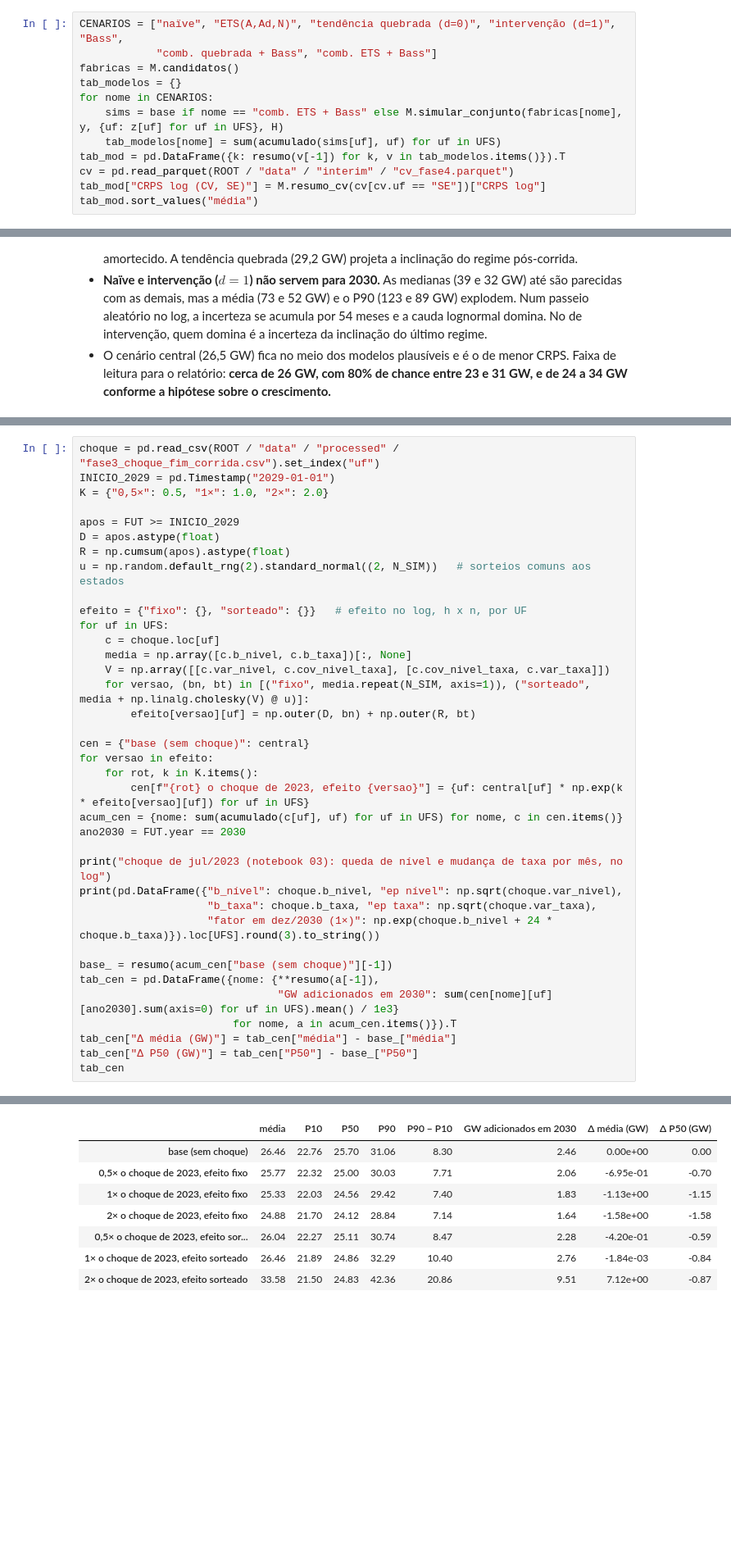
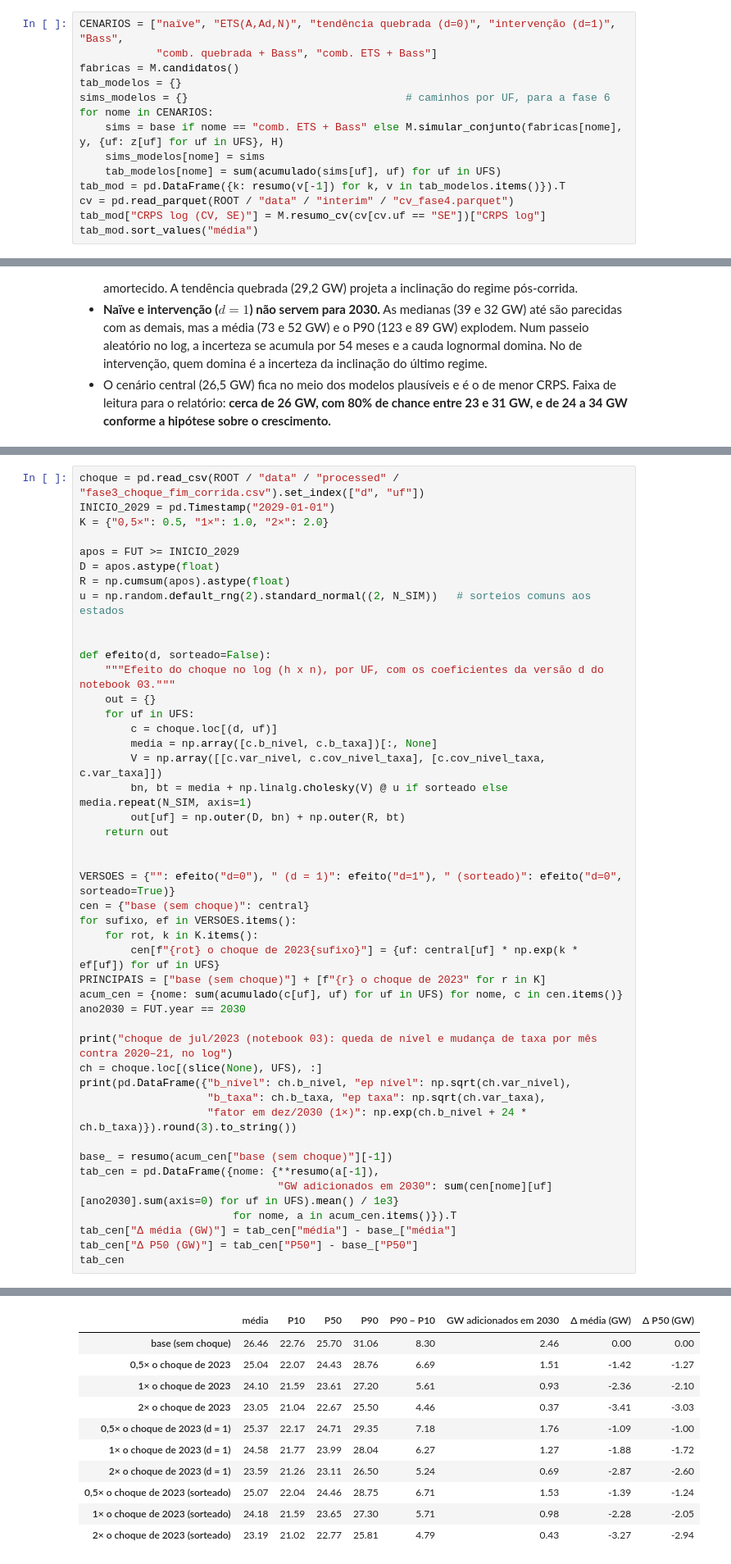
Before and after one commit to BrunoWolf03/IND2616-ProjetoMMGD, a Jupyter notebook: notebooks/05_cenarios_2030.ipynb, the cells around one changed output, grey strips where cells are left out. Shown at 82% size. Drawn from its saved outputs; the diff is of its cells as text; blank space fills up the shorter version.

```diff
--- a/notebooks/05_cenarios_2030.ipynb
+++ b/notebooks/05_cenarios_2030.ipynb
@@ -257,8 +257,10 @@ CENARIOS = ["naïve", "ETS(A,Ad,N)", "tendência quebrada (d=0)", "intervenção
             "comb. quebrada + Bass", "comb. ETS + Bass"]
 fabricas = M.candidatos()
 tab_modelos = {}
+sims_modelos = {}                                  # caminhos por UF, para a fase 6
 for nome in CENARIOS:
     sims = base if nome == "comb. ETS + Bass" else M.simular_conjunto(fabricas[nome], y, {uf: z[uf] for uf in UFS}, H)
+    sims_modelos[nome] = sims
     tab_modelos[nome] = sum(acumulado(sims[uf], uf) for uf in UFS)
 tab_mod = pd.DataFrame({k: resumo(v[-1]) for k, v in tab_modelos.items()}).T
 cv = pd.read_parquet(ROOT / "data" / "interim" / "cv_fase4.parquet")
@@ -344,5 +349,5 @@ Os multiplicadores $k$ são escolhidos, e não estimados: o histórico tem um s
 # %%
-choque = pd.read_csv(ROOT / "data" / "processed" / "fase3_choque_fim_corrida.csv").set_index("uf")
+choque = pd.read_csv(ROOT / "data" / "processed" / "fase3_choque_fim_corrida.csv").set_index(["d", "uf"])
 INICIO_2029 = pd.Timestamp("2029-01-01")
 K = {"0,5×": 0.5, "1×": 1.0, "2×": 2.0}
 
@@ -351,25 +356,33 @@ D = apos.astype(float)
 R = np.cumsum(apos).astype(float)
 u = np.random.default_rng(2).standard_normal((2, N_SIM))   # sorteios comuns aos estados
 
-efeito = {"fixo": {}, "sorteado": {}}   # efeito no log, h x n, por UF
-for uf in UFS:
-    c = choque.loc[uf]
-    media = np.array([c.b_nivel, c.b_taxa])[:, None]
-    V = np.array([[c.var_nivel, c.cov_nivel_taxa], [c.cov_nivel_taxa, c.var_taxa]])
-    for versao, (bn, bt) in [("fixo", media.repeat(N_SIM, axis=1)), ("sorteado", media + np.linalg.cholesky(V) @ u)]:
-        efeito[versao][uf] = np.outer(D, bn) + np.outer(R, bt)
 
+def efeito(d, sorteado=False):
+    """Efeito do choque no log (h x n), por UF, com os coeficientes da versão d do notebook 03."""
+    out = {}
+    for uf in UFS:
+        c = choque.loc[(d, uf)]
+        media = np.array([c.b_nivel, c.b_taxa])[:, None]
+        V = np.array([[c.var_nivel, c.cov_nivel_taxa], [c.cov_nivel_taxa, c.var_taxa]])
+        bn, bt = media + np.linalg.cholesky(V) @ u if sorteado else media.repeat(N_SIM, axis=1)
+        out[uf] = np.outer(D, bn) + np.outer(R, bt)
+    return out
+
+
+VERSOES = {"": efeito("d=0"), " (d = 1)": efeito("d=1"), " (sorteado)": efeito("d=0", sorteado=True)}
 cen = {"base (sem choque)": central}
-for versao in efeito:
+for sufixo, ef in VERSOES.items():
     for rot, k in K.items():
-        cen[f"{rot} o choque de 2023, efeito {versao}"] = {uf: central[uf] * np.exp(k * efeito[versao][uf]) for uf in UFS}
+        cen[f"{rot} o choque de 2023{sufixo}"] = {uf: central[uf] * np.exp(k * ef[uf]) for uf in UFS}
+PRINCIPAIS = ["base (sem choque)"] + [f"{r} o choque de 2023" for r in K]
 acum_cen = {nome: sum(acumulado(c[uf], uf) for uf in UFS) for nome, c in cen.items()}
 ano2030 = FUT.year == 2030
 
-print("choque de jul/2023 (notebook 03): queda de nível e mudança de taxa por mês, no log")
-print(pd.DataFrame({"b_nível": choque.b_nivel, "ep nível": np.sqrt(choque.var_nivel),
-                    "b_taxa": choque.b_taxa, "ep taxa": np.sqrt(choque.var_taxa),
-                    "fator em dez/2030 (1×)": np.exp(choque.b_nivel + 24 * choque.b_taxa)}).loc[UFS].round(3).to_string())
+print("choque de jul/2023 (notebook 03): queda de nível e mudança de taxa por mês contra 2020–21, no log")
+ch = choque.loc[(slice(None), UFS), :]
+print(pd.DataFrame({"b_nível": ch.b_nivel, "ep nível": np.sqrt(ch.var_nivel),
+                    "b_taxa": ch.b_taxa, "ep taxa": np.sqrt(ch.var_taxa),
+                    "fator em dez/2030 (1×)": np.exp(ch.b_nivel + 24 * ch.b_taxa)}).round(3).to_string())
 
 base_ = resumo(acum_cen["base (sem choque)"][-1])
 tab_cen = pd.DataFrame({nome: {**resumo(a[-1]),
@@ -389,11 +406,14 @@ ES    -0.52      0.59 -4.00e-03     0.05                    0.54
 |  | média | P10 | P50 | P90 | P90 − P10 | GW adicionados em 2030 | Δ média (GW) | Δ P50 (GW) |
-| base (sem choque) | 26.46 | 22.76 | 25.70 | 31.06 | 8.30 | 2.46 | 0.00e+00 | 0.00 |
-| 0,5× o choque de 2023, efeito fixo | 25.77 | 22.32 | 25.00 | 30.03 | 7.71 | 2.06 | -6.95e-01 | -0.70 |
-| 1× o choque de 2023, efeito fixo | 25.33 | 22.03 | 24.56 | 29.42 | 7.40 | 1.83 | -1.13e+00 | -1.15 |
-| 2× o choque de 2023, efeito fixo | 24.88 | 21.70 | 24.12 | 28.84 | 7.14 | 1.64 | -1.58e+00 | -1.58 |
-| 0,5× o choque de 2023, efeito sor... | 26.04 | 22.27 | 25.11 | 30.74 | 8.47 | 2.28 | -4.20e-01 | -0.59 |
-| 1× o choque de 2023, efeito sorteado | 26.46 | 21.89 | 24.86 | 32.29 | 10.40 | 2.76 | -1.84e-03 | -0.84 |
-| 2× o choque de 2023, efeito sorteado | 33.58 | 21.50 | 24.83 | 42.36 | 20.86 | 9.51 | 7.12e+00 | -0.87 |
+| base (sem choque) | 26.46 | 22.76 | 25.70 | 31.06 | 8.30 | 2.46 | 0.00 | 0.00 |
+| 0,5× o choque de 2023 | 25.04 | 22.07 | 24.43 | 28.76 | 6.69 | 1.51 | -1.42 | -1.27 |
+| 1× o choque de 2023 | 24.10 | 21.59 | 23.61 | 27.20 | 5.61 | 0.93 | -2.36 | -2.10 |
+| 2× o choque de 2023 | 23.05 | 21.04 | 22.67 | 25.50 | 4.46 | 0.37 | -3.41 | -3.03 |
+| 0,5× o choque de 2023 (d = 1) | 25.37 | 22.17 | 24.71 | 29.35 | 7.18 | 1.76 | -1.09 | -1.00 |
+| 1× o choque de 2023 (d = 1) | 24.58 | 21.77 | 23.99 | 28.04 | 6.27 | 1.27 | -1.88 | -1.72 |
+| 2× o choque de 2023 (d = 1) | 23.59 | 21.26 | 23.11 | 26.50 | 5.24 | 0.69 | -2.87 | -2.60 |
+| 0,5× o choque de 2023 (sorteado) | 25.07 | 22.04 | 24.46 | 28.75 | 6.71 | 1.53 | -1.39 | -1.24 |
+| 1× o choque de 2023 (sorteado) | 24.18 | 21.59 | 23.65 | 27.30 | 5.71 | 0.98 | -2.28 | -2.05 |
+| 2× o choque de 2023 (sorteado) | 23.19 | 21.02 | 22.77 | 25.81 | 4.79 | 0.43 | -3.27 | -2.94 |
 # %%
 # por estado: potência instalada em dez/2030 (GW), média e mediana
 pd.concat({est: pd.DataFrame({nome: {uf: f(acumulado(c[uf], uf)[-1]) / 1e3 for uf in UFS} for nome, c in cen.items()}).T
```
Also changed, not shown: parts of 9 cells of this notebook, 6 other files.
